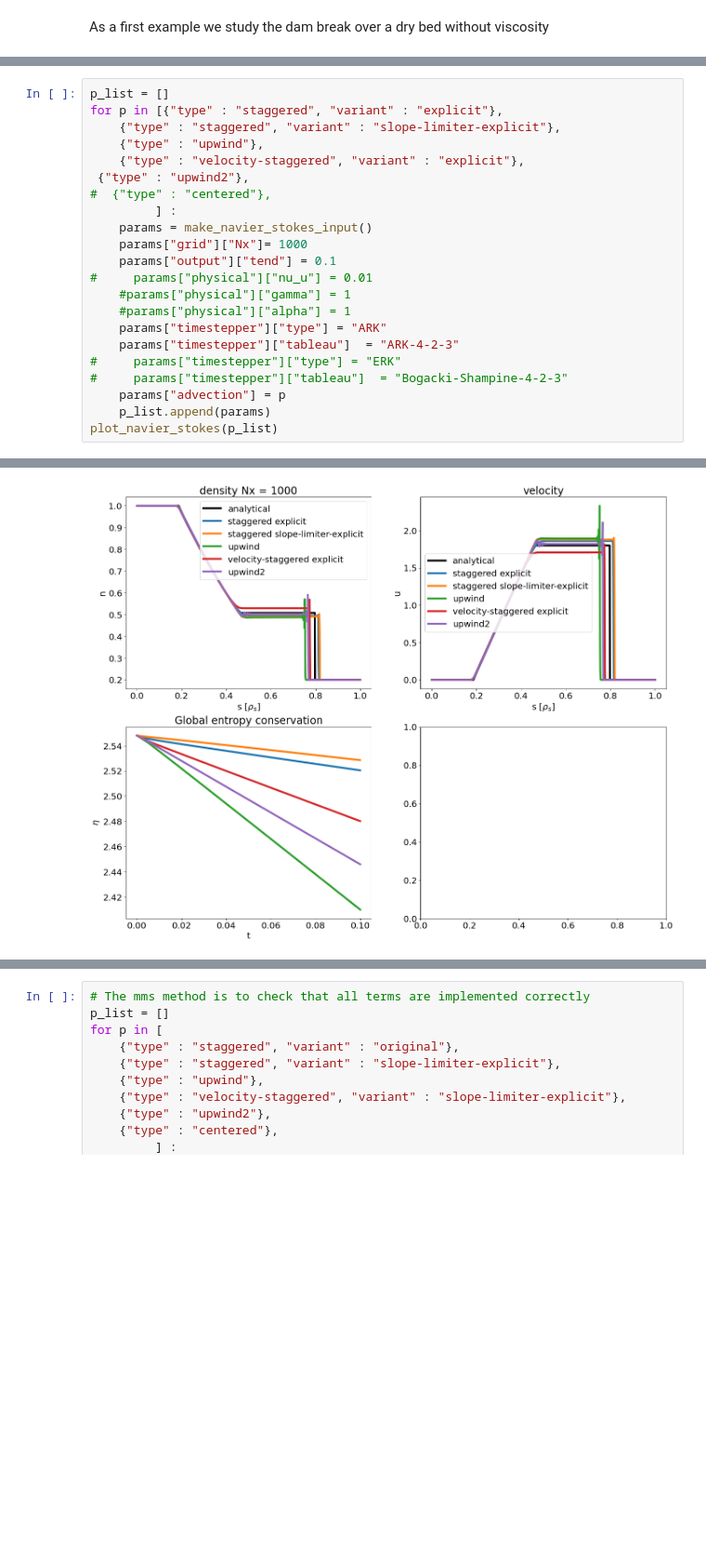
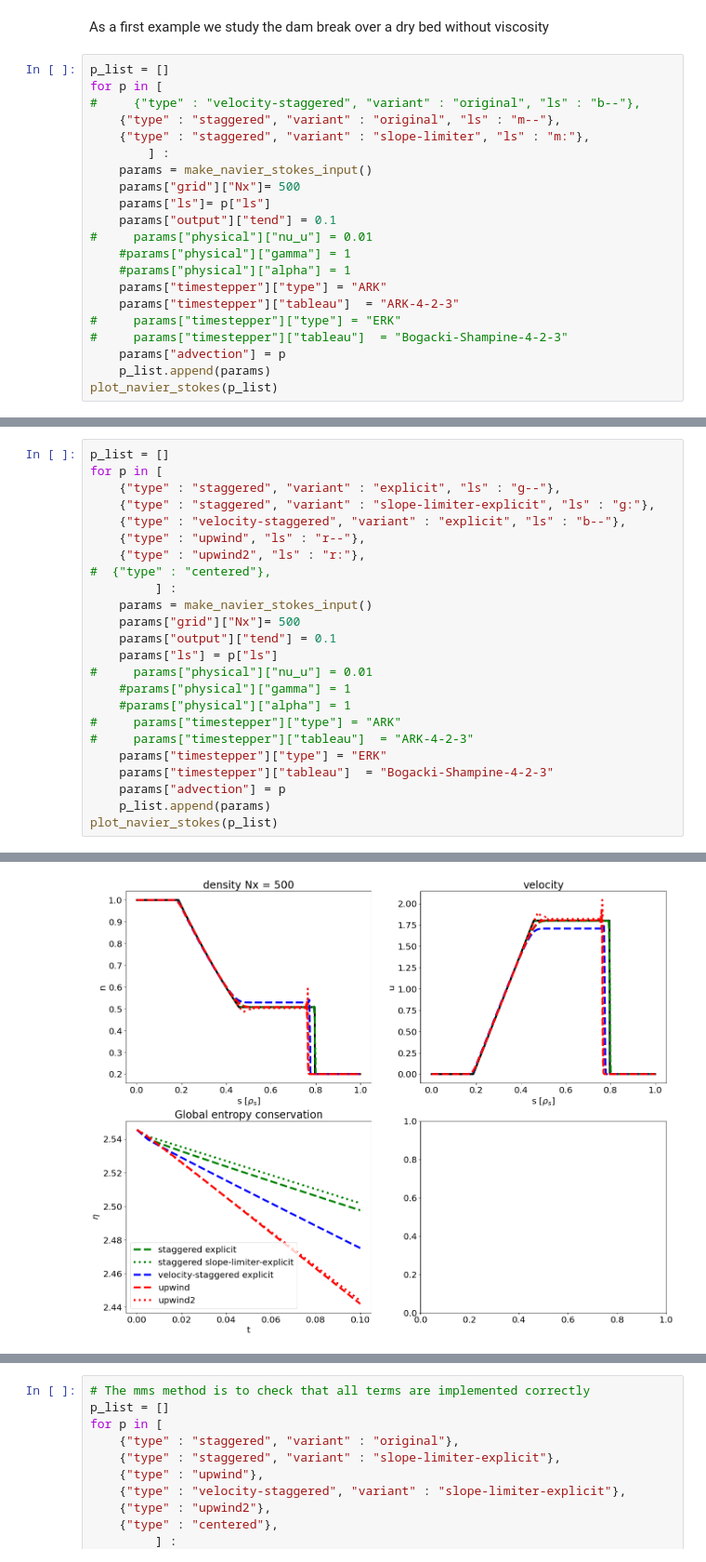
Before and after one commit to mwiesenberger/advection, a Jupyter notebook: OneDimensional.ipynb, the cells around one changed output, grey strips where cells are left out. Shown at 93% size. Cells and saved outputs as stored; diff of their text form; blank space fills up the shorter version.

```diff
--- a/OneDimensional.ipynb
+++ b/OneDimensional.ipynb
@@ -447,2 +448,23 @@ def plot_navier_stokes( p_list):
 # %% [markdown]
 As a first example we study the dam break over a dry bed without viscosity
+# %%
+p_list = []
+for p in [
+#     {"type" : "velocity-staggered", "variant" : "original", "ls" : "b--"},
+    {"type" : "staggered", "variant" : "original", "ls" : "m--"},
+    {"type" : "staggered", "variant" : "slope-limiter", "ls" : "m:"},
+        ] :
+    params = make_navier_stokes_input()
+    params["grid"]["Nx"]= 500
+    params["ls"]= p["ls"]
+    params["output"]["tend"] = 0.1
+#     params["physical"]["nu_u"] = 0.01
+    #params["physical"]["gamma"] = 1
+    #params["physical"]["alpha"] = 1
+    params["timestepper"]["type"] = "ARK"
+    params["timestepper"]["tableau"]  = "ARK-4-2-3"
+#     params["timestepper"]["type"] = "ERK"
+#     params["timestepper"]["tableau"]  = "Bogacki-Shampine-4-2-3"
+    params["advection"] = p
+    p_list.append(params)
+plot_navier_stokes(p_list)
@@ -449,22 +479,24 @@ As a first example we study the dam break over a dry bed without viscosity
 # %%
 p_list = []
-for p in [{"type" : "staggered", "variant" : "explicit"},
-    {"type" : "staggered", "variant" : "slope-limiter-explicit"},
-    {"type" : "upwind"},
-    {"type" : "velocity-staggered", "variant" : "explicit"},
- {"type" : "upwind2"},
+for p in [
+    {"type" : "staggered", "variant" : "explicit", "ls" : "g--"},
+    {"type" : "staggered", "variant" : "slope-limiter-explicit", "ls" : "g:"},
+    {"type" : "velocity-staggered", "variant" : "explicit", "ls" : "b--"},
+    {"type" : "upwind", "ls" : "r--"},
+    {"type" : "upwind2", "ls" : "r:"},
 #  {"type" : "centered"},
          ] :
     params = make_navier_stokes_input()
-    params["grid"]["Nx"]= 1000
+    params["grid"]["Nx"]= 500
     params["output"]["tend"] = 0.1
+    params["ls"] = p["ls"]
 #     params["physical"]["nu_u"] = 0.01
     #params["physical"]["gamma"] = 1
     #params["physical"]["alpha"] = 1
-    params["timestepper"]["type"] = "ARK"
-    params["timestepper"]["tableau"]  = "ARK-4-2-3"
-#     params["timestepper"]["type"] = "ERK"
-#     params["timestepper"]["tableau"]  = "Bogacki-Shampine-4-2-3"
+#     params["timestepper"]["type"] = "ARK"
+#     params["timestepper"]["tableau"]  = "ARK-4-2-3"
+    params["timestepper"]["type"] = "ERK"
+    params["timestepper"]["tableau"]  = "Bogacki-Shampine-4-2-3"
     params["advection"] = p
     p_list.append(params)
 plot_navier_stokes(p_list)
@@ -482,3 +514,3 @@ Timesteps for upwind2 is 30602.0
-[figure, old version]
+[figure, new version]
 # %% [markdown]
 We see that even with very high resolution
```
Also changed, not shown: parts of 14 cells of this notebook, 2 other files.
